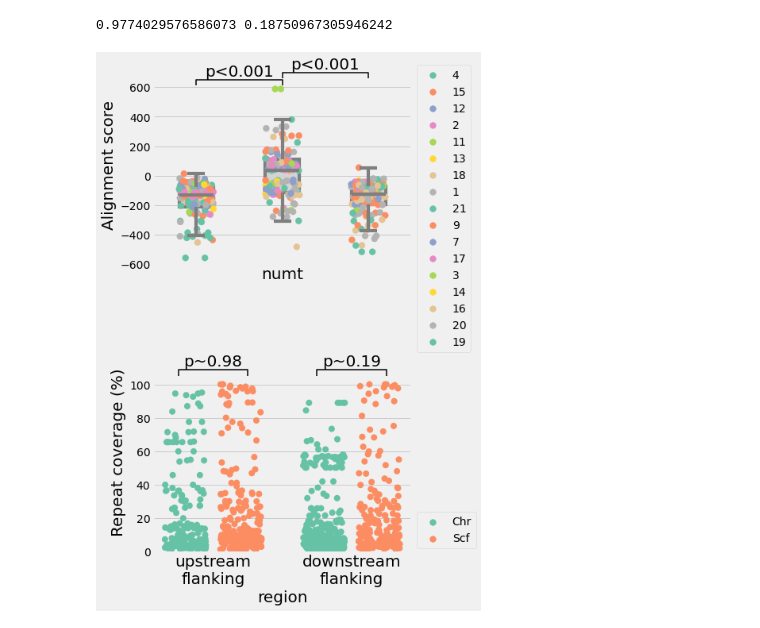
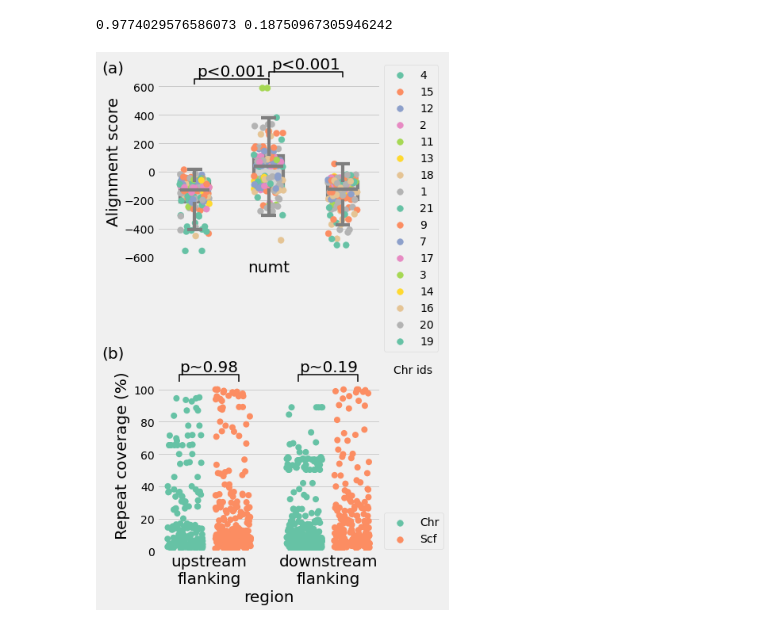
Before and after one commit to balintbiro/Oryctolagus_cuniculus_numts, a Jupyter notebook: codes/revision/deep_alignment_rm.ipynb, the cells around one changed output. Drawn from its saved outputs; the diff is of its cells as text; code cells hidden in the pictures.

Commit message:
modifications of combined plot

```diff
--- a/codes/revision/deep_alignment_rm.ipynb
+++ b/codes/revision/deep_alignment_rm.ipynb
@@ -135,31 +135,34 @@ sns.stripplot(
 axs[0].legend(bbox_to_anchor=(1.02, 1), loc='upper left', borderaxespad=0)
 annot_stat('p<0.001',0,1,max(subdf.loc[subdf['region']=='numt']['Alignment score'])-400,40,axs[0])
 annot_stat('p<0.001',2,1,max(subdf.loc[subdf['region']=='numt']['Alignment score'])-350,40,axs[0])
 axs[0].set_ylim(-600,750)
 axs[0].set_xticklabels(['','numt',''],fontsize=20)
 axs[0].set_ylabel('Alignment score',fontsize=20)
 axs[0].set_xlabel('',fontsize=20)
+axs[0].text(-1.25,700,'(a)',fontsize=20)
 #stripplot in axs[1]###########################################################################################
 sns.stripplot(
     x='region',
     y='Repeat coverage (%)',
     data=RMresult,
     hue='Chr or Scf',
     dodge=True,
     palette="Set2",
     jitter=.3,
     size=8,
     order=['up','down']
 )
 annot_stat(f'p~{round(downstream_sig,2)}',0.75,1.25,105,4,axs[1])
 annot_stat(f'p~{round(upstream_sig,2)}',-.25,.25,105,4,axs[1])
 axs[1].set_ylim(0,119)
 axs[1].legend(bbox_to_anchor=(1.02, .2), loc='upper left', borderaxespad=0)
 axs[1].set_xticklabels(['upwnstream\nflanking','downstream\nflanking'],fontsize=20)
 axs[1].set_ylabel('Repeat coverage (%)',fontsize=20)
 axs[1].set_xticklabels(['upstream\nflanking','downstream\nflanking'],fontsize=20)
 axs[1].set_xlabel('region',fontsize=20)
+axs[1].text(1.55,110,'Chr ids')
+axs[1].text(-.9,120,'(b)',fontsize=20)
 plt.tight_layout()
 plt.savefig('../../results/deep_anaylsis_combined.png',dpi=400)
 # %% [output]
-[figure, old version]
+[figure, new version]
```
Also changed, not shown: 2 other files.
